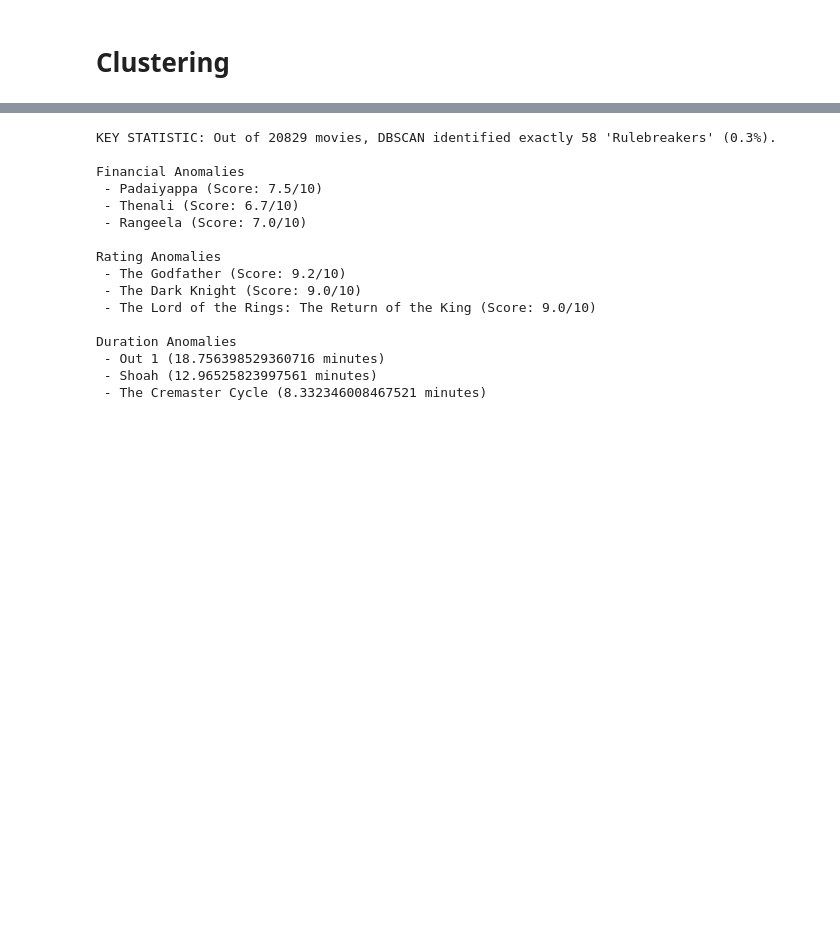
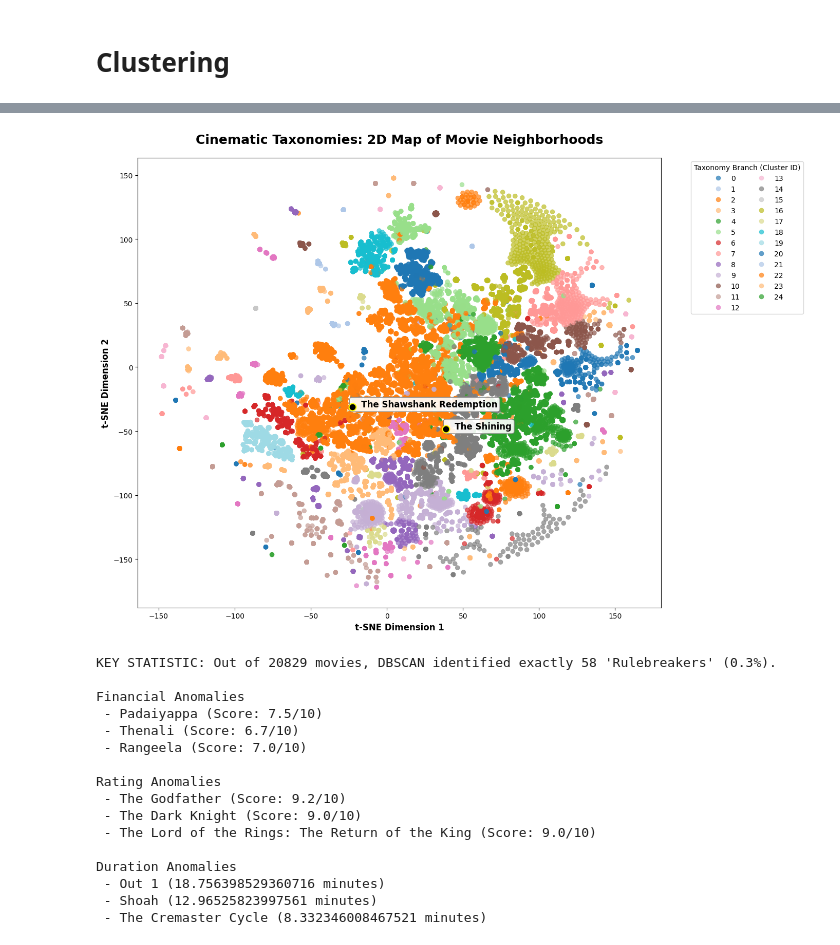
Before and after one commit to phodgkins/dm-movies, a Jupyter notebook: load_data.ipynb, the cells around one changed output, grey strips where cells are left out. Cells and saved outputs as stored; diff of their text form; code cells hidden in the pictures; blank space fills up the shorter version.

Commit message:
more clustering

```diff
--- a/load_data.ipynb
+++ b/load_data.ipynb
@@ -919,3 +919,13 @@ plt.show()
 [figure]
 # %% [markdown]
 # Clustering
+# %%
+from sklearn.cluster import AgglomerativeClustering
+from sklearn.decomposition import TruncatedSVD
+
+svd = TruncatedSVD(n_components=50, random_state=42)
+tfidf_reduced = svd.fit_transform(tfidf_matrix)
+
+num_neighborhoods = 25
+agg_sim = AgglomerativeClustering(n_clusters=num_neighborhoods, linkage='ward')
+df_new['similarity_neighborhood'] = agg_sim.fit_predict(tfidf_reduced)
@@ -922,3 +973,56 @@ plt.show()
+# %%
+from sklearn.manifold import TSNE
+
+tsne = TSNE(n_components=2, random_state=42)
+tfidf_2d = tsne.fit_transform(tfidf_reduced)
+
+df_new['tsne_x'] = tfidf_2d[:, 0]
+df_new['tsne_y'] = tfidf_2d[:, 1]
+# %%
+plt.figure(figsize=(14, 10))
+
+sns.scatterplot(
+    data=df_new,
+    x='tsne_x',
+    y='tsne_y',
+    hue='similarity_neighborhood',
+    palette='tab20',
+    alpha=0.7,
+    s=40,
+    edgecolor=None
+)
+
+target_movies = ["The Shawshank Redemption", "The Shining"]
+movie_data = df_new[df_new['title'].isin(target_movies)]
+
+# Label the target movie
+plt.scatter(
+    movie_data['tsne_x'], movie_data['tsne_y'],
+    color='black', s=100, edgecolor='yellow', linewidth=1.5, zorder=5
+)
+for i, row in movie_data.iterrows():
+    plt.annotate(
+        f"   {row.title}",
+        (row.tsne_x, row.tsne_y),
+        fontsize=12, fontweight='bold', color='black',
+        bbox=dict(boxstyle="round,pad=0.3", fc="white", ec="gray", alpha=0.9)
+    )
+
+plt.title('Cinematic Taxonomies: 2D Map of Movie Neighborhoods', fontsize=18, fontweight='bold', pad=20)
+plt.xlabel('t-SNE Dimension 1', fontsize=12, fontweight='bold')
+plt.ylabel('t-SNE Dimension 2', fontsize=12, fontweight='bold')
+
+plt.legend(
+    title='Taxonomy Branch (Cluster ID)',
+    bbox_to_anchor=(1.05, 1),
+    loc='upper left',
+    ncol=2
+)
+plt.tight_layout()
+
+plt.show()
+# %% [output]
+[figure, added]
 # %%
 from sklearn.cluster import DBSCAN
 
```
Also changed, not shown: parts of 2 cells of this notebook.
